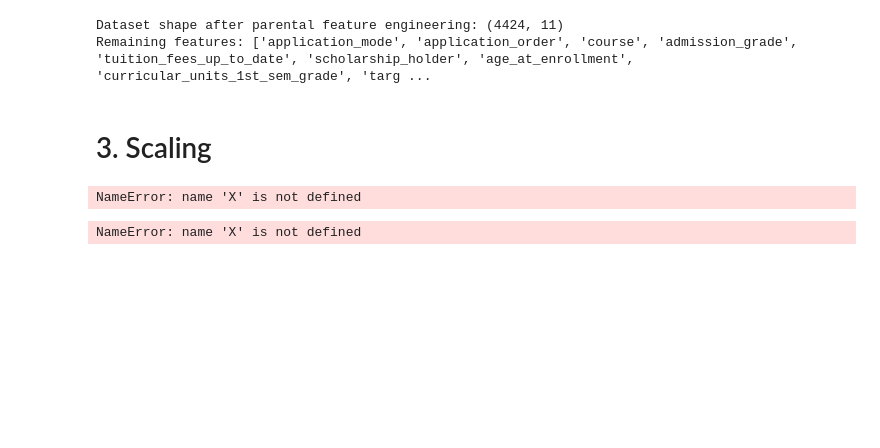
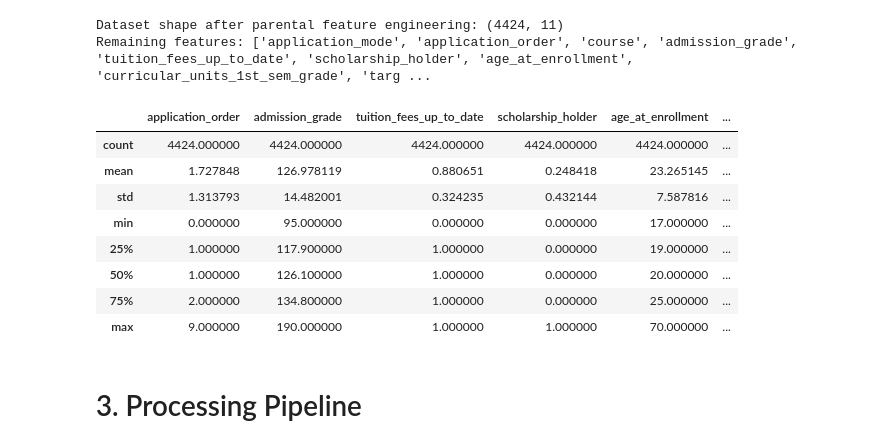
Before and after one commit to cwfmoore/msc_ai_module, a Jupyter notebook: k-NN.ipynb, the cells around one changed output. Saved outputs shown, nothing was run; the diff lists cells and outputs as text; code cells hidden in the pictures; blank space fills up the shorter version.

```diff
--- a/k-NN.ipynb
+++ b/k-NN.ipynb
@@ -355,74 +370,43 @@ def encode_categorical_withdrawal_rate(df, cat_col, target_col='target_binary'):
     """
     Replace categorical column with withdrawal rate encoding.
 
     Parameters:
     df: pandas DataFrame
     cat_col: name of categorical column to encode
     target_col: name of target column where 0=withdrawn
 
     Returns:
     pandas DataFrame with categorical column replaced by withdrawal_rate
     """
     import pandas as pd
 
     df_encoded = df.copy()
 
     # Calculate withdrawal rate for each category
     withdrawal_rates = (df[target_col] == 0).groupby(df[cat_col]).mean()
 
     # Create new withdrawal rate column
     new_col_name = f'{cat_col.lower().replace(" ", "_")}_withdrawal_rate'
     df_encoded[new_col_name] = df[cat_col].map(withdrawal_rates)
 
     # Remove original column
     df_encoded = df_encoded.drop(columns=[cat_col])
 
     return df_encoded
 
 # Usage:
 df_dataset = encode_categorical_withdrawal_rate(df_dataset, 'application_mode')
 df_dataset = encode_categorical_withdrawal_rate(df_dataset, 'course')
-df_dataset.describe().to_clipboard()
+df_dataset.describe()
+# %% [output]
+|  | application_order | admission_grade | tuition_fees_up_to_date | scholarship_holder | age_at_enrollment | ... |
+| count | 4424.000000 | 4424.000000 | 4424.000000 | 4424.000000 | 4424.000000 | ... |
+| mean | 1.727848 | 126.978119 | 0.880651 | 0.248418 | 23.265145 | ... |
+| std | 1.313793 | 14.482001 | 0.324235 | 0.432144 | 7.587816 | ... |
+| min | 0.000000 | 95.000000 | 0.000000 | 0.000000 | 17.000000 | ... |
+| 25% | 1.000000 | 117.900000 | 1.000000 | 0.000000 | 19.000000 | ... |
+| 50% | 1.000000 | 126.100000 | 1.000000 | 0.000000 | 20.000000 | ... |
+| 75% | 2.000000 | 134.800000 | 1.000000 | 0.000000 | 25.000000 | ... |
+| max | 9.000000 | 190.000000 | 1.000000 | 1.000000 | 70.000000 | ... |
 # %% [markdown]
-# 3. Scaling
+# 3. Processing Pipeline
-# %%
-from sklearn.preprocessing import StandardScaler
-
-# Only these 4 features need scaling
-features_to_scale = [
-    'application_order',
-    'admission_grade',
-    'age_at_enrollment',
-    'curricular_units_1st_sem_grade'
-]
-
-scaler = StandardScaler()
-X_scaled = X.copy()
-X_scaled[features_to_scale] = scaler.fit_transform(X[features_to_scale])
-# %% [output]
-NameError: name 'X' is not defined
-# %%
-from sklearn.preprocessing import StandardScaler
-
-# Features that need scaling (different ranges)
-features_to_scale = [
-    'application_order',
-    'admission_grade',
-    'age_at_enrollment',
-    'curricular_units_1st_sem_grade'
-]
-
-# Create and fit scaler
-scaler = StandardScaler()
-X_scaled = X.copy()
-
-# Scale only the features that need it
-X_scaled[features_to_scale] = scaler.fit_transform(X[features_to_scale])
-
-# Check the results
-print("Before scaling - ranges:")
-print(X[features_to_scale].describe())
-print("\nAfter scaling - should be mean≈0, std≈1:")
-print(X_scaled[features_to_scale].describe())
-# %% [output]
-NameError: name 'X' is not defined
```
Also changed, not shown: parts of 20 cells of this notebook, 1 other file.
